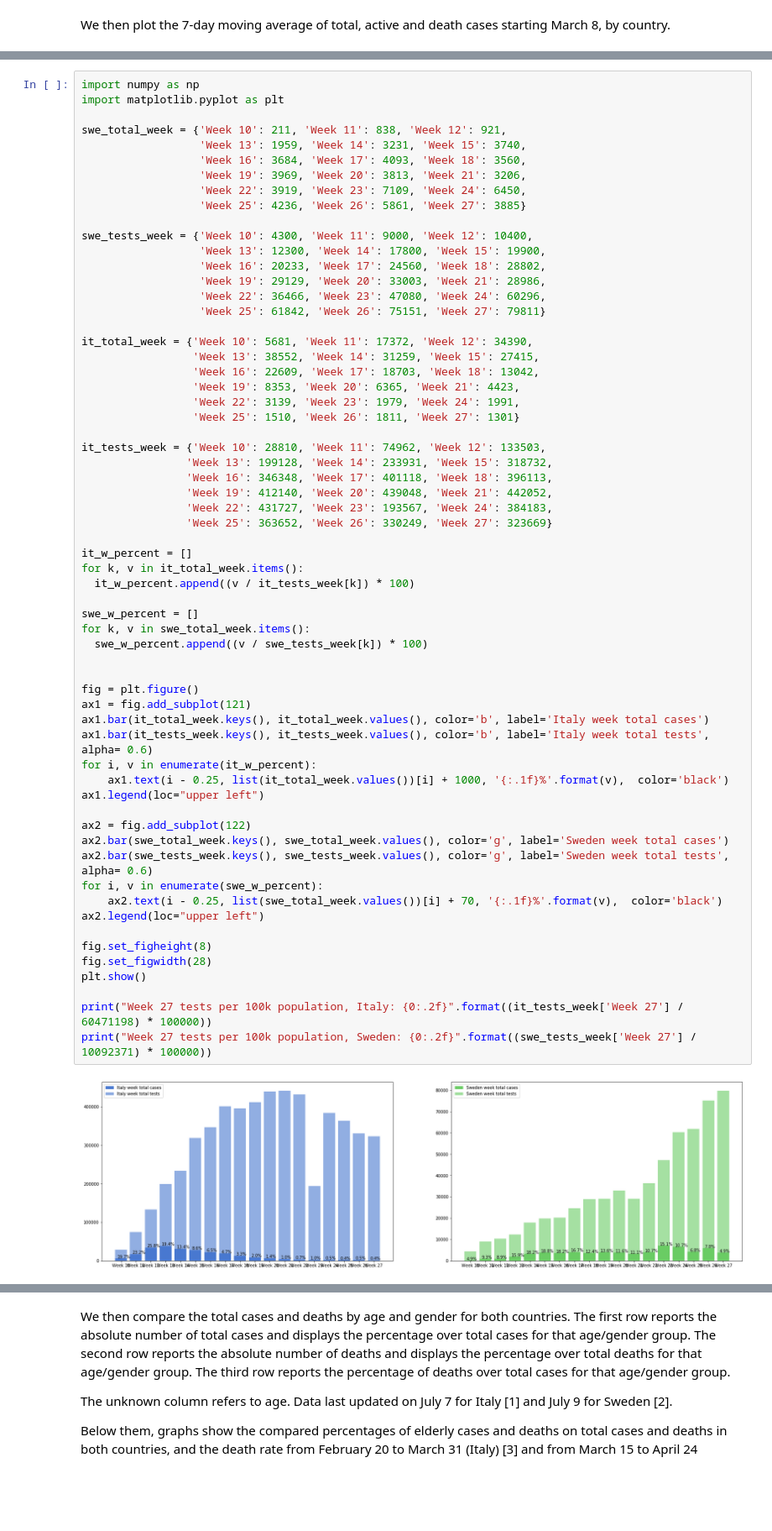
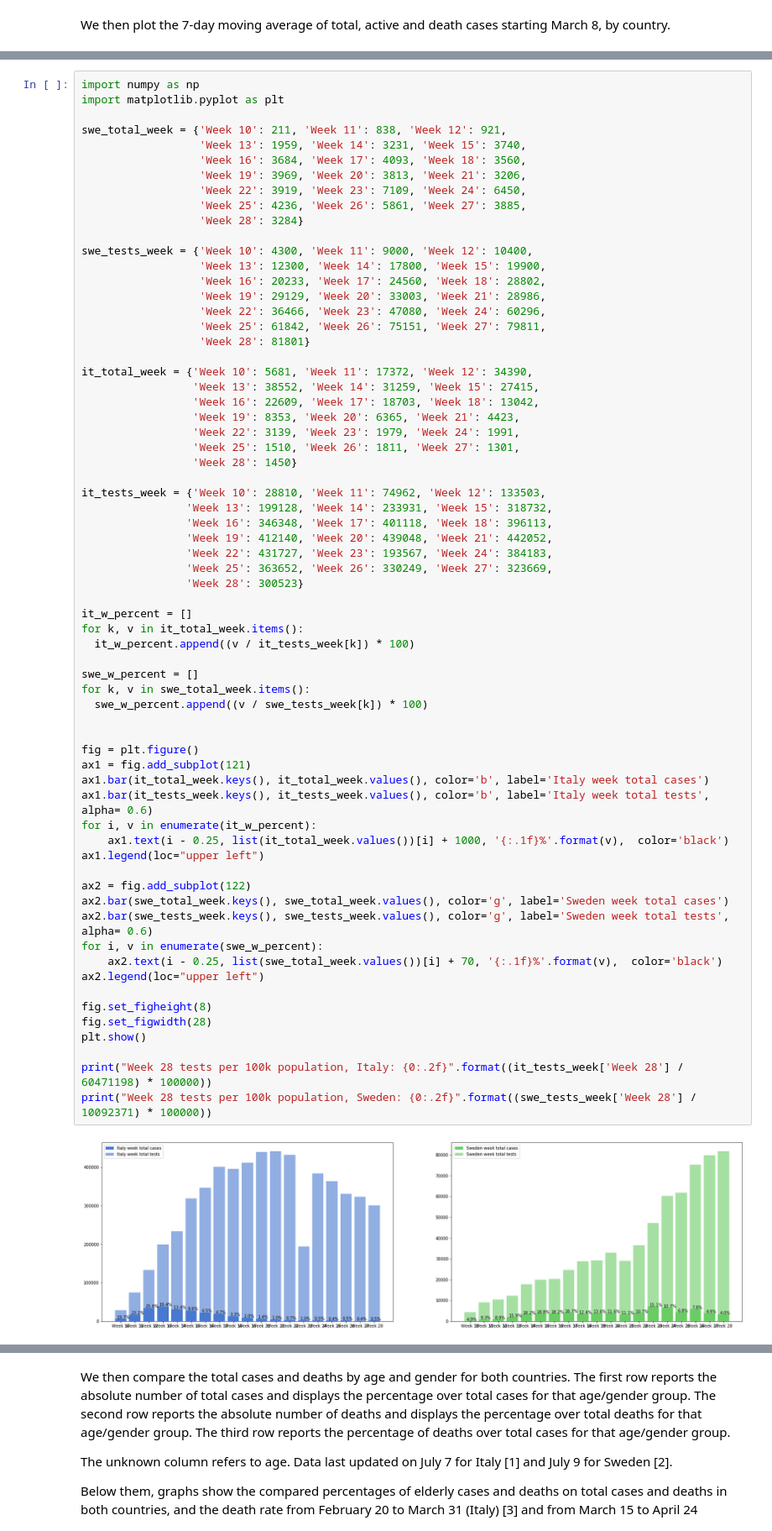
Before and after one commit to eera-l/Covid19-Sweden-Overview, a Jupyter notebook: c19-it-swe.ipynb, the cells around one changed output, grey strips where cells are left out. Shown at 84% size. Saved outputs shown, nothing was run; the diff lists cells and outputs as text; blank space fills up the shorter version.

```diff
--- a/c19-it-swe.ipynb
+++ b/c19-it-swe.ipynb
@@ -593,58 +591,62 @@ swe_total_week = {'Week 10': 211, 'Week 11': 838, 'Week 12': 921,
                   'Week 16': 3684, 'Week 17': 4093, 'Week 18': 3560,
                   'Week 19': 3969, 'Week 20': 3813, 'Week 21': 3206,
                   'Week 22': 3919, 'Week 23': 7109, 'Week 24': 6450,
-                  'Week 25': 4236, 'Week 26': 5861, 'Week 27': 3885}
+                  'Week 25': 4236, 'Week 26': 5861, 'Week 27': 3885,
+                  'Week 28': 3284}
 
 swe_tests_week = {'Week 10': 4300, 'Week 11': 9000, 'Week 12': 10400,
                   'Week 13': 12300, 'Week 14': 17800, 'Week 15': 19900,
                   'Week 16': 20233, 'Week 17': 24560, 'Week 18': 28802,
                   'Week 19': 29129, 'Week 20': 33003, 'Week 21': 28986,
                   'Week 22': 36466, 'Week 23': 47080, 'Week 24': 60296,
-                  'Week 25': 61842, 'Week 26': 75151, 'Week 27': 79811}
+                  'Week 25': 61842, 'Week 26': 75151, 'Week 27': 79811,
+                  'Week 28': 81801}
 
 it_total_week = {'Week 10': 5681, 'Week 11': 17372, 'Week 12': 34390,
                  'Week 13': 38552, 'Week 14': 31259, 'Week 15': 27415,
                  'Week 16': 22609, 'Week 17': 18703, 'Week 18': 13042,
                  'Week 19': 8353, 'Week 20': 6365, 'Week 21': 4423,
                  'Week 22': 3139, 'Week 23': 1979, 'Week 24': 1991,
-                 'Week 25': 1510, 'Week 26': 1811, 'Week 27': 1301}
+                 'Week 25': 1510, 'Week 26': 1811, 'Week 27': 1301,
+                 'Week 28': 1450}
 
 it_tests_week = {'Week 10': 28810, 'Week 11': 74962, 'Week 12': 133503,
                 'Week 13': 199128, 'Week 14': 233931, 'Week 15': 318732,
                 'Week 16': 346348, 'Week 17': 401118, 'Week 18': 396113,
                 'Week 19': 412140, 'Week 20': 439048, 'Week 21': 442052,
                 'Week 22': 431727, 'Week 23': 193567, 'Week 24': 384183,
-                'Week 25': 363652, 'Week 26': 330249, 'Week 27': 323669}
+                'Week 25': 363652, 'Week 26': 330249, 'Week 27': 323669,
+                'Week 28': 300523}
 
 it_w_percent = []
 for k, v in it_total_week.items():
   it_w_percent.append((v / it_tests_week[k]) * 100)
 
 swe_w_percent = []
 for k, v in swe_total_week.items():
   swe_w_percent.append((v / swe_tests_week[k]) * 100)
 
 
 fig = plt.figure()
 ax1 = fig.add_subplot(121)
 ax1.bar(it_total_week.keys(), it_total_week.values(), color='b', label='Italy week total cases')
 ax1.bar(it_tests_week.keys(), it_tests_week.values(), color='b', label='Italy week total tests', alpha= 0.6)
 for i, v in enumerate(it_w_percent):
     ax1.text(i - 0.25, list(it_total_week.values())[i] + 1000, '{:.1f}%'.format(v),  color='black')
 ax1.legend(loc="upper left")
 
 ax2 = fig.add_subplot(122)
 ax2.bar(swe_total_week.keys(), swe_total_week.values(), color='g', label='Sweden week total cases')
 ax2.bar(swe_tests_week.keys(), swe_tests_week.values(), color='g', label='Sweden week total tests', alpha= 0.6)
 for i, v in enumerate(swe_w_percent):
     ax2.text(i - 0.25, list(swe_total_week.values())[i] + 70, '{:.1f}%'.format(v),  color='black')
 ax2.legend(loc="upper left")
 
 fig.set_figheight(8)
 fig.set_figwidth(28)
 plt.show()
 
-print("Week 27 tests per 100k population, Italy: {0:.2f}".format((it_tests_week['Week 27'] / 60471198) * 100000))
-print("Week 27 tests per 100k population, Sweden: {0:.2f}".format((swe_tests_week['Week 27'] / 10092371) * 100000))
+print("Week 28 tests per 100k population, Italy: {0:.2f}".format((it_tests_week['Week 28'] / 60471198) * 100000))
+print("Week 28 tests per 100k population, Sweden: {0:.2f}".format((swe_tests_week['Week 28'] / 10092371) * 100000))
 # %% [output]
-[figure, old version]
+[figure, new version]
```
Also changed, not shown: parts of 10 cells of this notebook, 1 other file.
